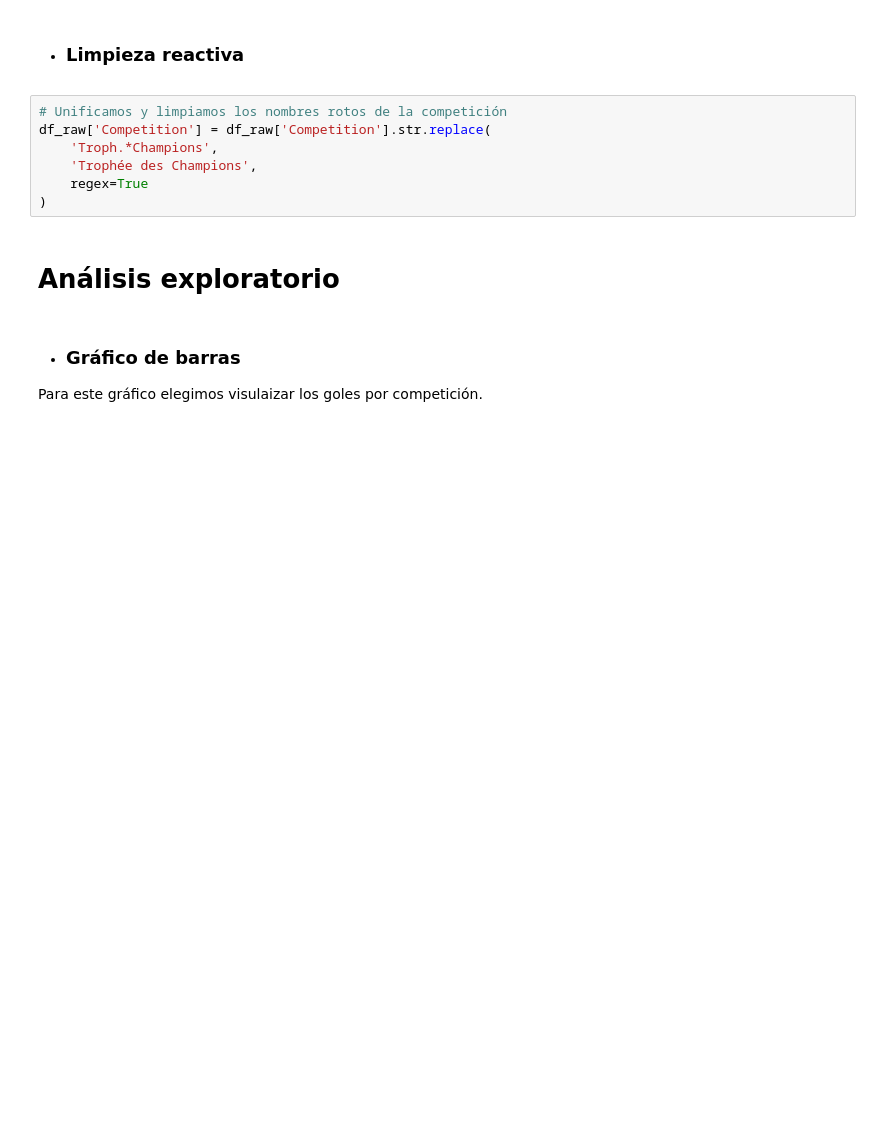
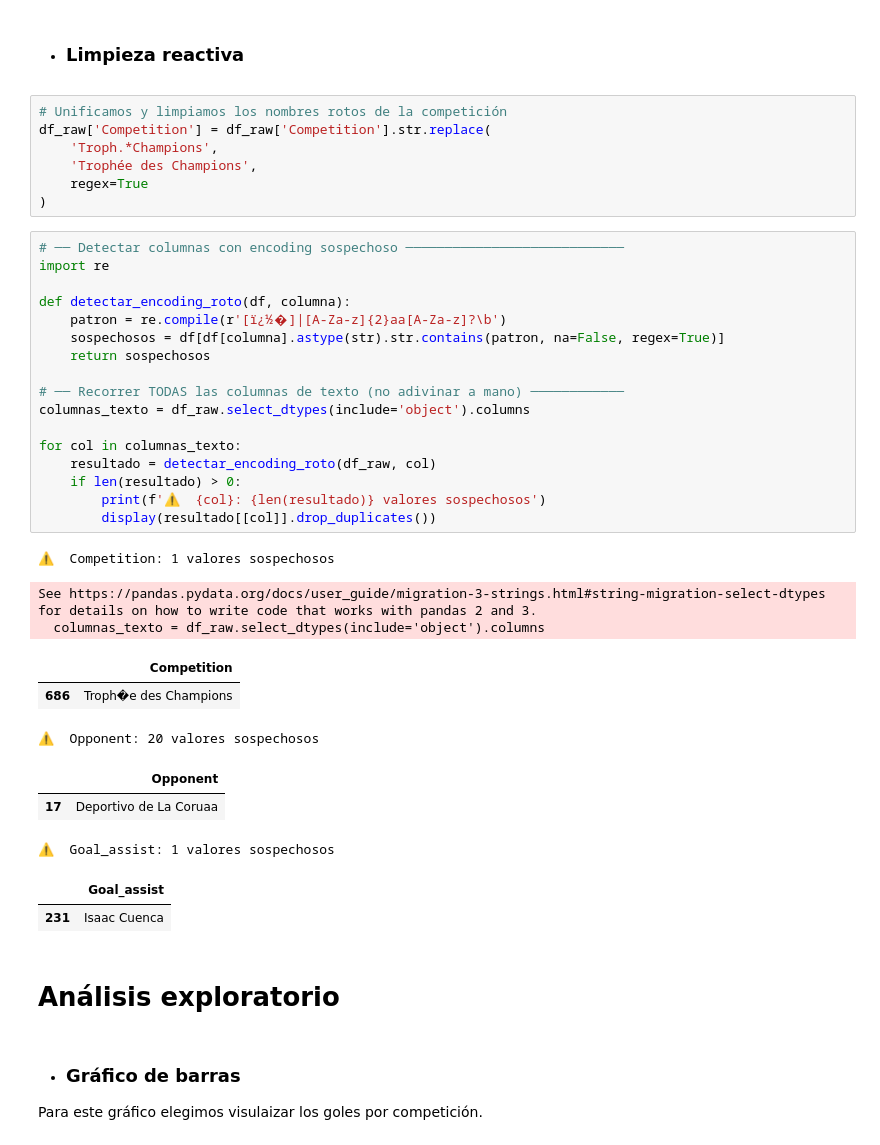
Before and after one commit to andressonsino/football-data-analysis, a Jupyter notebook: messi-goals/messi_goals_europe.ipynb, the cells around one changed output. Drawn from its saved outputs; the diff is of its cells as text; blank space fills up the shorter version.

```diff
--- a/messi-goals/messi_goals_europe.ipynb
+++ b/messi-goals/messi_goals_europe.ipynb
@@ -125,6 +129,35 @@ df_raw['Competition'] = df_raw['Competition'].str.replace(
     'Trophée des Champions',
     regex=True
 )
+# %%
+# ── Detectar columnas con encoding sospechoso ────────────────────────────
+import re
+
+def detectar_encoding_roto(df, columna):
+    patron = re.compile(r'[ï¿½�]|[A-Za-z]{2}aa[A-Za-z]?\b')
+    sospechosos = df[df[columna].astype(str).str.contains(patron, na=False, regex=True)]
+    return sospechosos
+
+# ── Recorrer TODAS las columnas de texto (no adivinar a mano) ────────────
+columnas_texto = df_raw.select_dtypes(include='object').columns
+
+for col in columnas_texto:
+    resultado = detectar_encoding_roto(df_raw, col)
+    if len(resultado) > 0:
+        print(f'⚠️  {col}: {len(resultado)} valores sospechosos')
+        display(resultado[[col]].drop_duplicates())
+# %% [output]
+⚠️  Competition: 1 valores sospechosos
+See https://pandas.pydata.org/docs/user_guide/migration-3-strings.html#string-migration-select-dtypes for details on how to write code that works with pandas 2 and 3.
+  columnas_texto = df_raw.select_dtypes(include='object').columns
+|  | Competition |
+| 686 | Troph�e des Champions |
+⚠️  Opponent: 20 valores sospechosos
+|  | Opponent |
+| 17 | Deportivo de La Coruaa |
+⚠️  Goal_assist: 1 valores sospechosos
+|  | Goal_assist |
+| 231 | Isaac Cuenca |
 # %% [markdown]
 # Análisis exploratorio
 # %% [markdown]
```
Also changed, not shown: parts of 4 cells of this notebook.
